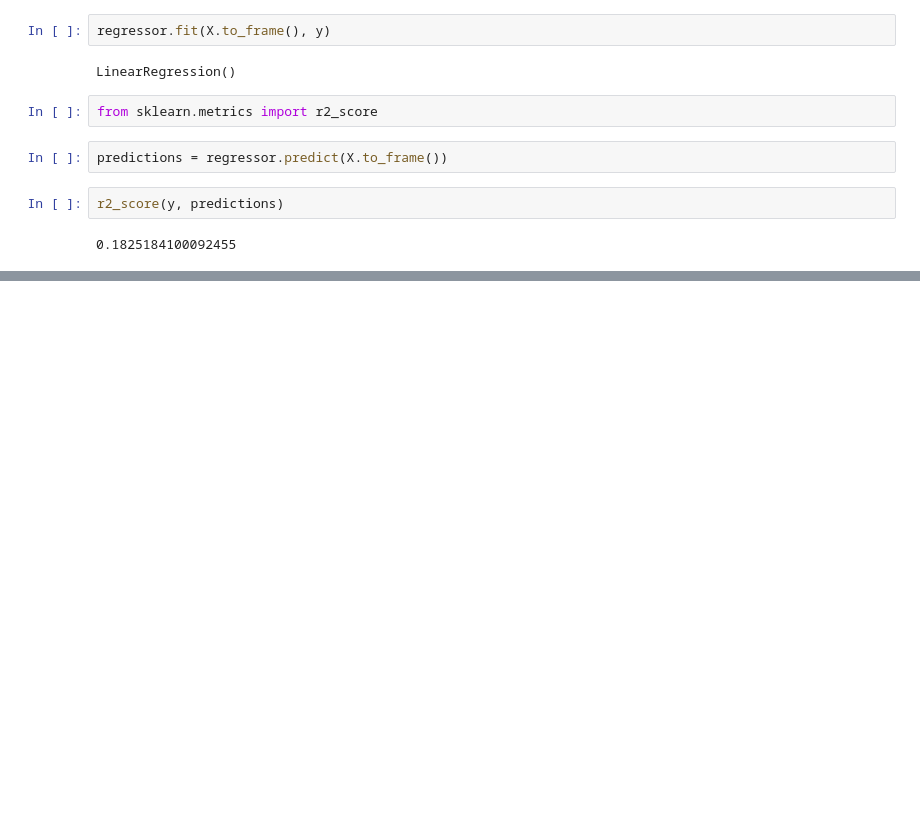
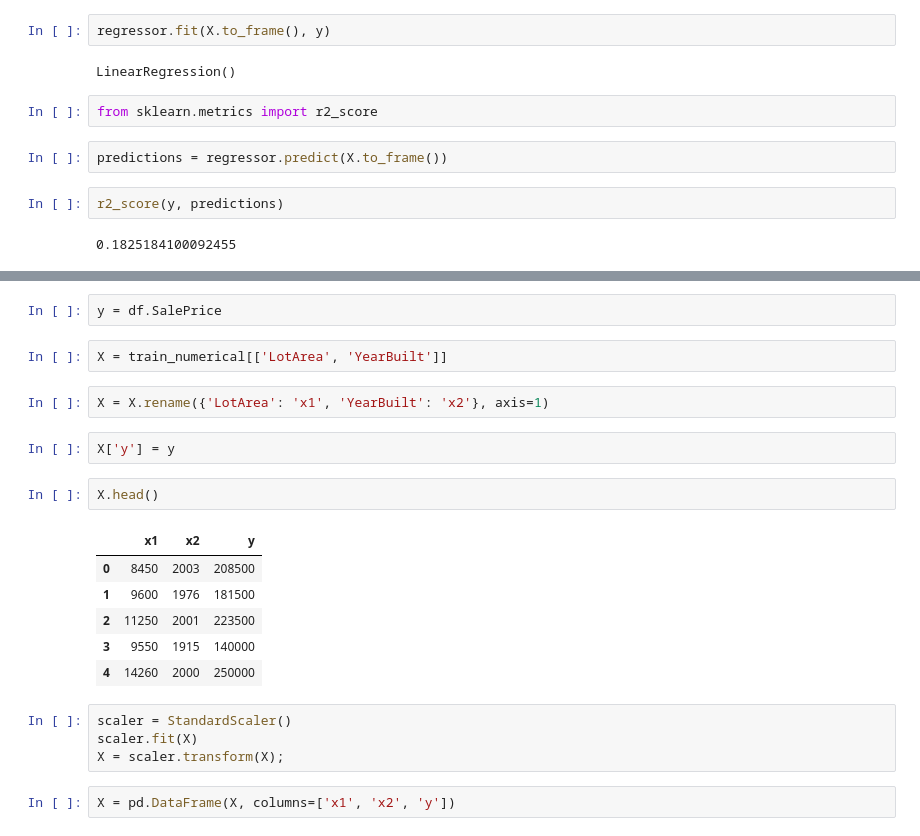
Before and after one commit to denisvivdenko/DotNetMachineLearning, a Jupyter notebook: DataPreprocessingScripts/house_prices_linear_regression.ipynb, the cells around one changed output, grey strips where cells are left out. Cells and saved outputs as stored; diff of their text form; blank space fills up the shorter version.

```diff
--- a/DataPreprocessingScripts/house_prices_linear_regression.ipynb
+++ b/DataPreprocessingScripts/house_prices_linear_regression.ipynb
@@ -163,0 +186,23 @@ r2_score(y, predictions)
+# %%
+y = df.SalePrice
+# %%
+X = train_numerical[['LotArea', 'YearBuilt']]
+# %%
+X = X.rename({'LotArea': 'x1', 'YearBuilt': 'x2'}, axis=1)
+# %%
+X['y'] = y
+# %%
+X.head()
+# %% [output]
+|  | x1 | x2 | y |
+| 0 | 8450 | 2003 | 208500 |
+| 1 | 9600 | 1976 | 181500 |
+| 2 | 11250 | 2001 | 223500 |
+| 3 | 9550 | 1915 | 140000 |
+| 4 | 14260 | 2000 | 250000 |
+# %%
+scaler = StandardScaler()
+scaler.fit(X)
+X = scaler.transform(X);
+# %%
+X = pd.DataFrame(X, columns=['x1', 'x2', 'y'])
```
Also changed, not shown: parts of 11 cells of this notebook, 6 other files.
